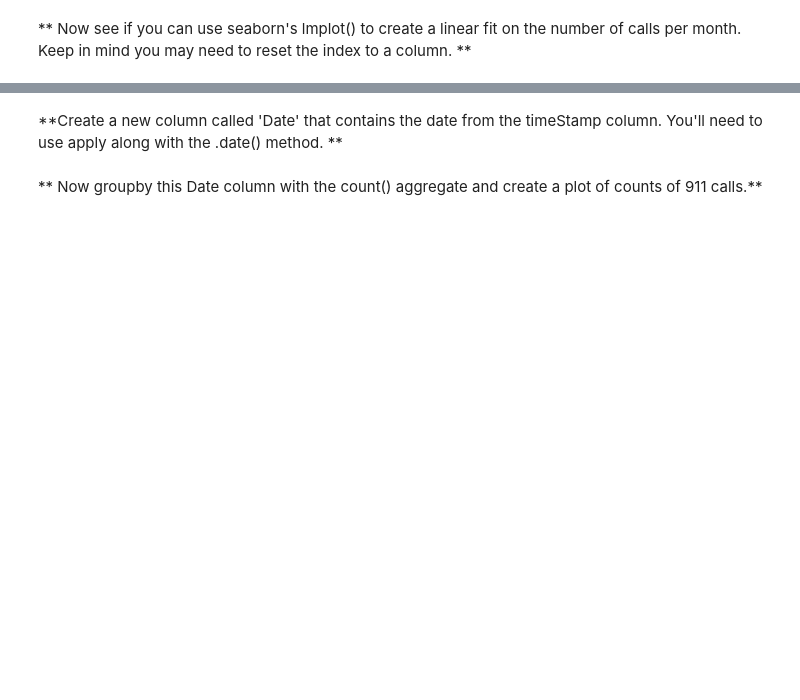
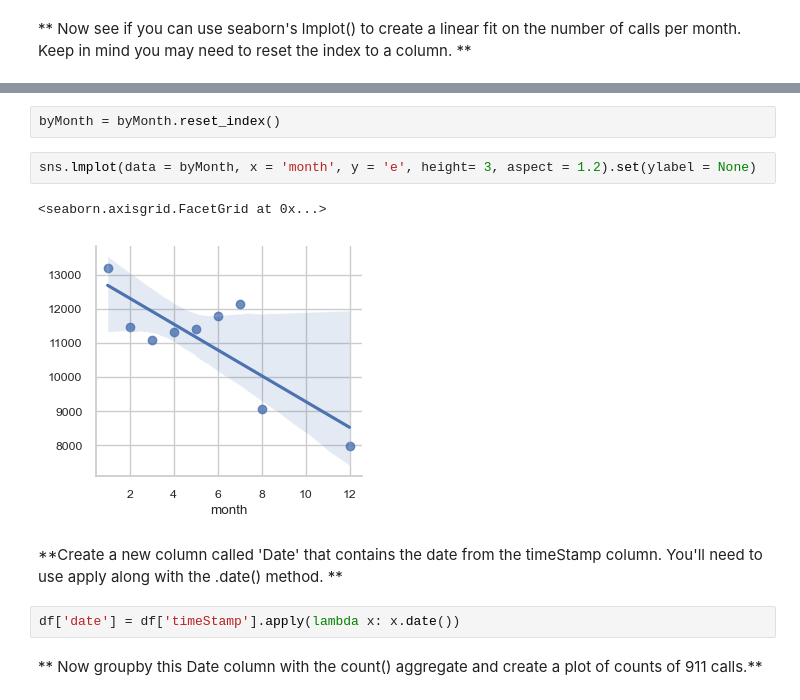
Before and after one commit to TheXirex/911-Calls, a Jupyter notebook: 911_Calls.ipynb, the cells around one changed output, grey strips where cells are left out. Drawn from its saved outputs; the diff is of its cells as text; blank space fills up the shorter version.

```diff
--- a/911_Calls.ipynb
+++ b/911_Calls.ipynb
@@ -216,4 +216,13 @@ _____
+# %%
+byMonth = byMonth.reset_index()
+# %%
+sns.lmplot(data = byMonth, x = 'month', y = 'e', height= 3, aspect = 1.2).set(ylabel = None)
+# %% [output]
+<seaborn.axisgrid.FacetGrid at 0x...>
+[figure, added]
 # %% [markdown]
 **Create a new column called 'Date' that contains the date from the timeStamp column. You'll need to use apply along with the .date() method. **
+# %%
+df['date'] = df['timeStamp'].apply(lambda x: x.date())
 # %% [markdown]
 ** Now groupby this Date column with the count() aggregate and create a plot of counts of 911 calls.**
```
Also changed, not shown: parts of 18 cells of this notebook.
